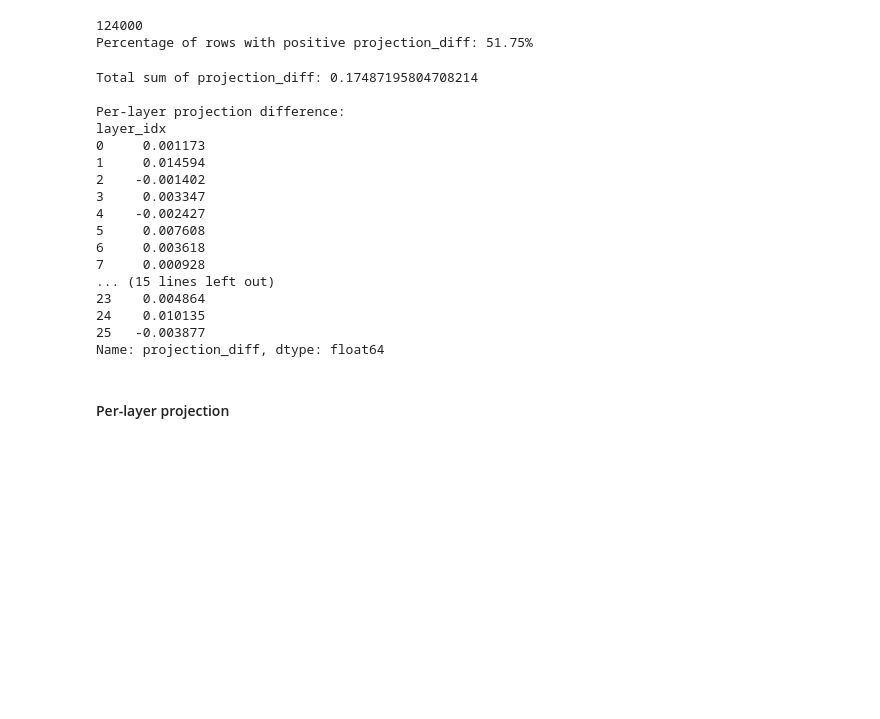
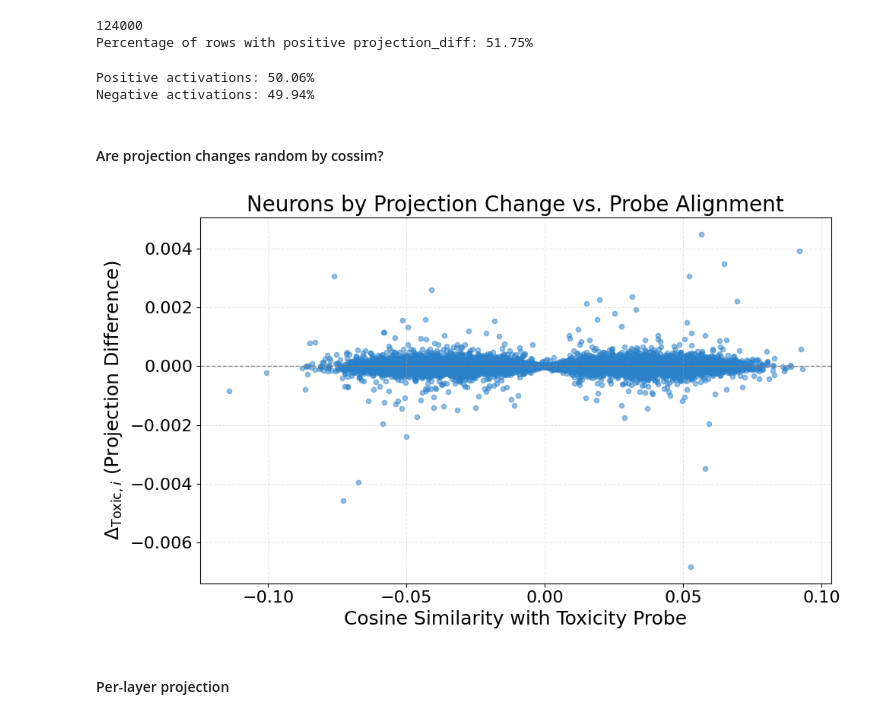
Before and after one commit to PamelaBha/MIB, a Jupyter notebook: toxicity/graphs/contribution_plot_gemma2.ipynb, the cells around one changed output. Cells and saved outputs as stored; diff of their text form; code cells hidden in the pictures; blank space fills up the shorter version.

```diff
--- a/toxicity/graphs/contribution_plot_gemma2.ipynb
+++ b/toxicity/graphs/contribution_plot_gemma2.ipynb
@@ -76,35 +85,48 @@ print(f"Percentage of rows with positive projection_diff: {percentage_positive:.
 # %% [output]
 124000
 Percentage of rows with positive projection_diff: 51.75%
-# %%
-# Compute total projection difference
-total_projection_diff = merged_df["projection_diff"].sum()
-print("Total sum of projection_diff:", total_projection_diff)
-
-# Compute per-layer projection difference
-per_layer_projection_diff = merged_df.groupby("layer_idx")["projection_diff"].sum()
-
-# Print per-layer results
-print("\nPer-layer projection difference:")
-print(per_layer_projection_diff)
-# %% [output]
-Total sum of projection_diff: 0.17487195804708214
-
-Per-layer projection difference:
-layer_idx
-0     0.001173
-1     0.014594
-2    -0.001402
-3     0.003347
-4    -0.002427
-5     0.007608
-6     0.003618
-7     0.000928
-... (15 lines left out)
-23    0.004864
-24    0.010135
-25   -0.003877
-Name: projection_diff, dtype: float64
+# %%
+# Total number of activations
+total = len(df)
+
+# Count positive and negative activations
+num_positive = (df["pt_activation_value"] > 0).sum()
+num_negative = (df["pt_activation_value"] < 0).sum()
+
+# Compute percentages
+percent_positive = (num_positive / total) * 100
+percent_negative = (num_negative / total) * 100
+
+# Print results
+print(f"Positive activations: {percent_positive:.2f}%")
+print(f"Negative activations: {percent_negative:.2f}%")
+# %% [output]
+Positive activations: 50.06%
+Negative activations: 49.94%
+# %% [markdown]
+#### Are projection changes random by cossim?
+# %%
+plt.figure(figsize=(10, 6))
+
+# Scatter plot: cosine similarity vs. projection difference
+plt.scatter(df["pt_cosine_similarity"], df["projection_diff"],
+            alpha=0.5, s=20, color="#2A81CA", label=r"$\Delta_{\mathrm{Toxic}, i}$")
+
+# Plot zero line for reference
+plt.axhline(0, color="gray", linestyle="--", linewidth=1)
+
+plt.xlabel("Cosine Similarity with Toxicity Probe", fontsize=18)
+plt.ylabel(r"$\Delta_{\mathrm{Toxic}, i}$ (Projection Difference)", fontsize=18)
+plt.title("Neurons by Projection Change vs. Probe Alignment", fontsize=20)
+plt.grid(True, linestyle='--', alpha=0.3)
+plt.xticks(fontsize=16)
+plt.yticks(fontsize=16)
+# plt.legend(fontsize=16)
+
+plt.tight_layout()
+plt.show()
+# %% [output]
+[figure, added]
 # %% [markdown]
 #### Per-layer projection
 # %%
```
Also changed, not shown: parts of 10 cells of this notebook, 3 other files.
